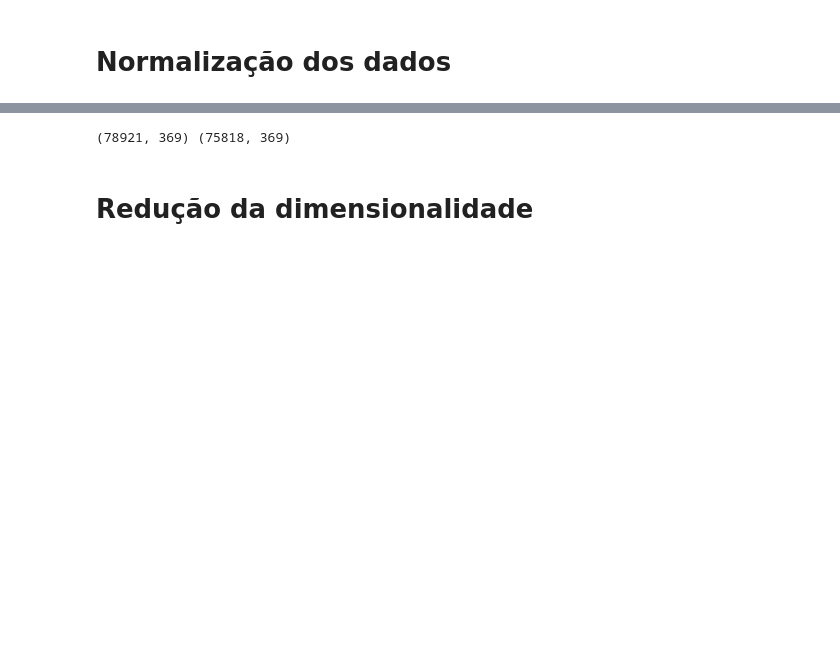
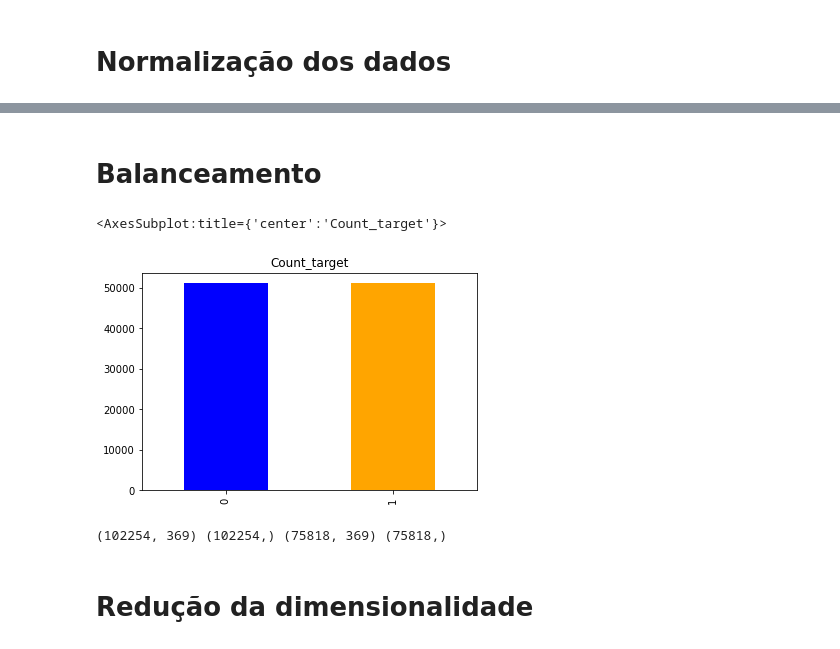
Before and after one commit to eliassantannaramos/Project3_Santander_Satisfaction, a Jupyter notebook: Main_v2.ipynb, the cells around one changed output, grey strips where cells are left out. Drawn from its saved outputs; the diff is of its cells as text; code cells hidden in the pictures; blank space fills up the shorter version.

```diff
--- a/Main_v2.ipynb
+++ b/Main_v2.ipynb
@@ -113,9 +121,9 @@ print(X_treino.shape, Y_treino.shape,X_test.shape, Y_test.shape)
 #Normalização de treino
 scaler = StandardScaler()
 X_treino_scaled = scaler.fit_transform(X_treino)
-X_df_treino_scaled = pd.DataFrame(X_treino_scaled)
+X_df_treino_scaled = pd.DataFrame(X_treino_scaled, index=X_treino.index)
 #Normalização de test
 scaler = StandardScaler()
 X_test_scaled = scaler.fit_transform(X_test)
-X_df_test_scaled = pd.DataFrame(X_test_scaled)
+X_df_test_scaled = pd.DataFrame(X_test_scaled, index=X_test.index)
 # %% [output]
@@ -122,0 +131,2 @@ Wall time: 2.33 s
+# %% [markdown]
+# Balanceamento
@@ -123,7 +135,14 @@ Wall time: 2.33 s
+# %%
+smote = SMOTE()
+x_over, y_over = smote.fit_resample(scaler_x_train,scaler_y_train)
+y_over.value_counts().plot(kind='bar',title='Count_target',color=['blue','orange'])
+# %% [output]
+<AxesSubplot:title={'center':'Count_target'}>
+[figure, added]
 # %%
-print(X_df_treino_scaled.shape,X_df_test_scaled.shape)
+print(x_over.shape,y_over.shape,X_df_test_scaled.shape,Y_test.shape)
 # %% [output]
-(78921, 369) (75818, 369)
+(102254, 369) (102254,) (75818, 369) (75818,)
 # %% [markdown]
 # Redução da dimensionalidade
 # %%
```
Also changed, not shown: parts of 28 cells of this notebook, 2 other files.
